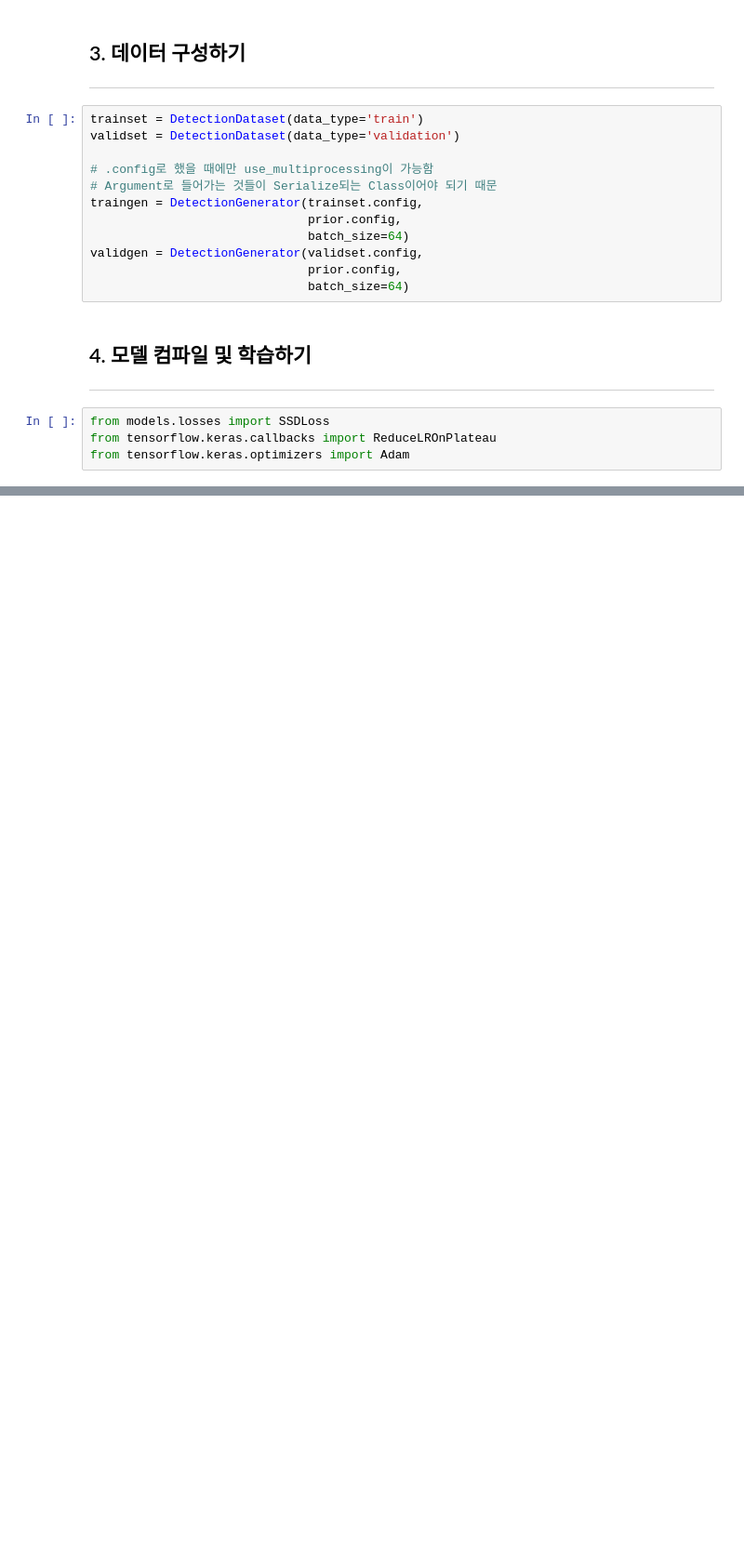
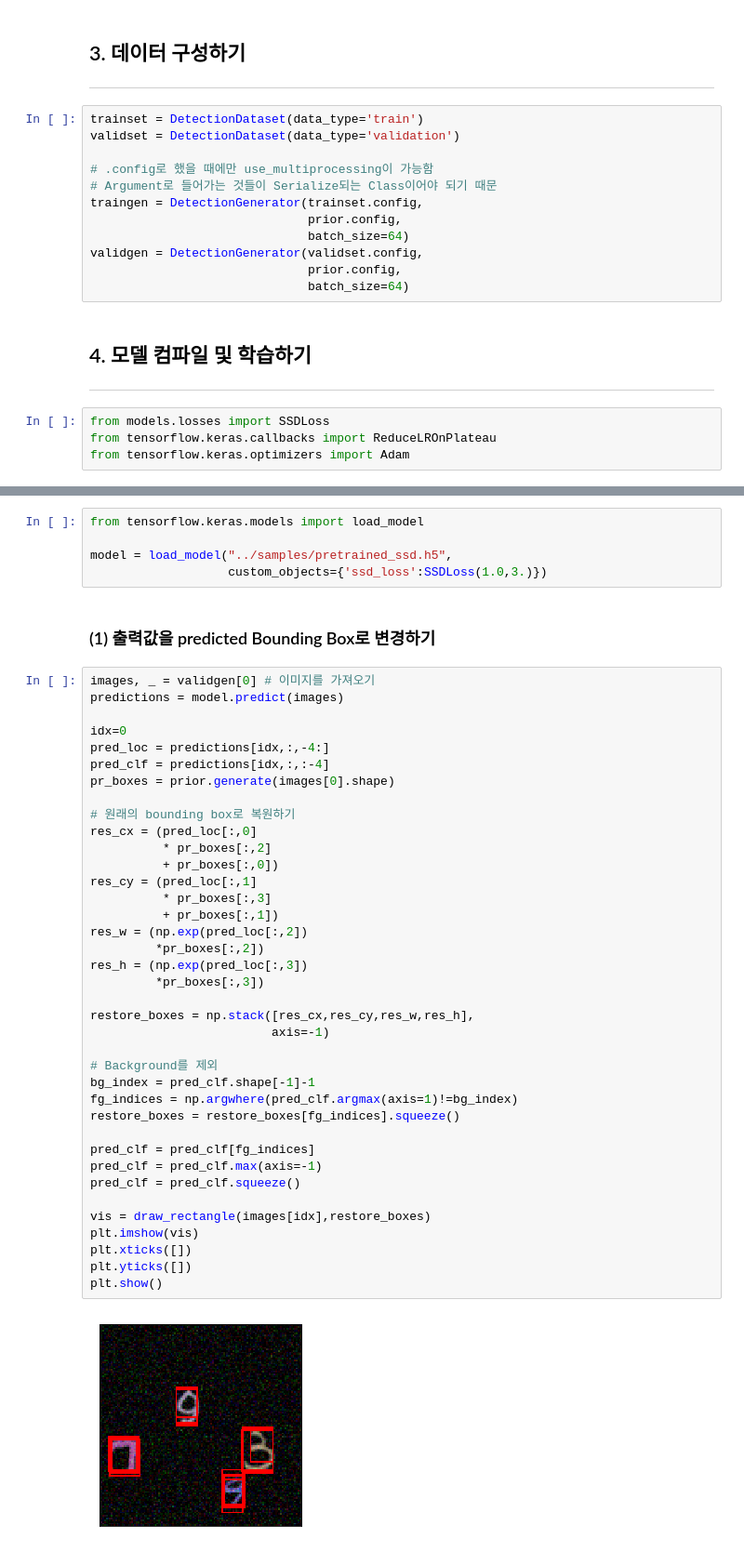
Before and after one commit to hwanginsun/SSD-object-detection, a Jupyter notebook: scripts/4. Train Model.ipynb, the cells around one changed output, grey strips where cells are left out. Shown at 93% size. Saved outputs shown, nothing was run; the diff lists cells and outputs as text; blank space fills up the shorter version.

```diff
--- a/scripts/4. Train Model.ipynb
+++ b/scripts/4. Train Model.ipynb
@@ -197,0 +187,47 @@ KeyboardInterrupt:
+# %%
+from tensorflow.keras.models import load_model
+
+model = load_model("../samples/pretrained_ssd.h5",
+                   custom_objects={'ssd_loss':SSDLoss(1.0,3.)})
+# %% [markdown]
+### (1) 출력값을 predicted Bounding Box로 변경하기
+# %%
+images, _ = validgen[0] # 이미지를 가져오기
+predictions = model.predict(images)
+
+idx=0
+pred_loc = predictions[idx,:,-4:]
+pred_clf = predictions[idx,:,:-4]
+pr_boxes = prior.generate(images[0].shape)
+
+# 원래의 bounding box로 복원하기
+res_cx = (pred_loc[:,0]
+          * pr_boxes[:,2]
+          + pr_boxes[:,0])
+res_cy = (pred_loc[:,1]
+          * pr_boxes[:,3]
+          + pr_boxes[:,1])
+res_w = (np.exp(pred_loc[:,2])
+         *pr_boxes[:,2])
+res_h = (np.exp(pred_loc[:,3])
+         *pr_boxes[:,3])
+
+restore_boxes = np.stack([res_cx,res_cy,res_w,res_h],
+                         axis=-1)
+
+# Background를 제외
+bg_index = pred_clf.shape[-1]-1
+fg_indices = np.argwhere(pred_clf.argmax(axis=1)!=bg_index)
+restore_boxes = restore_boxes[fg_indices].squeeze()
+
+pred_clf = pred_clf[fg_indices]
+pred_clf = pred_clf.max(axis=-1)
+pred_clf = pred_clf.squeeze()
+
+vis = draw_rectangle(images[idx],restore_boxes)
+plt.imshow(vis)
+plt.xticks([])
+plt.yticks([])
+plt.show()
+# %% [output]
+[figure, added]
```
Also changed, not shown: parts of 10 cells of this notebook, 4 other files.
